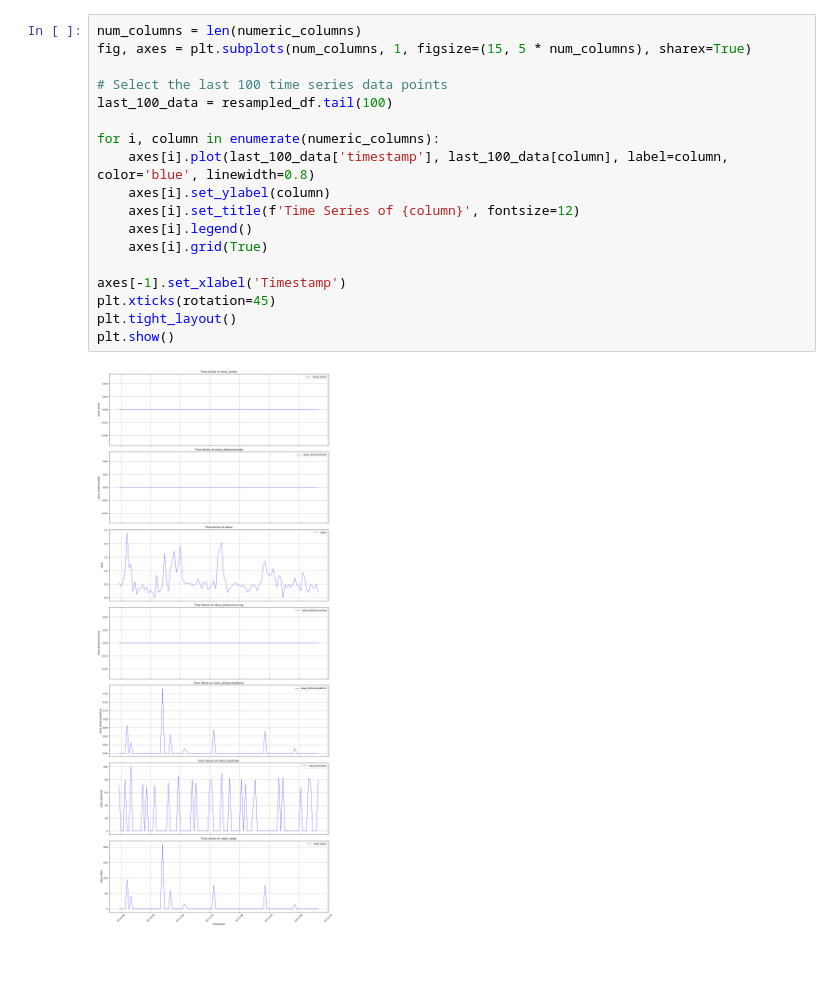
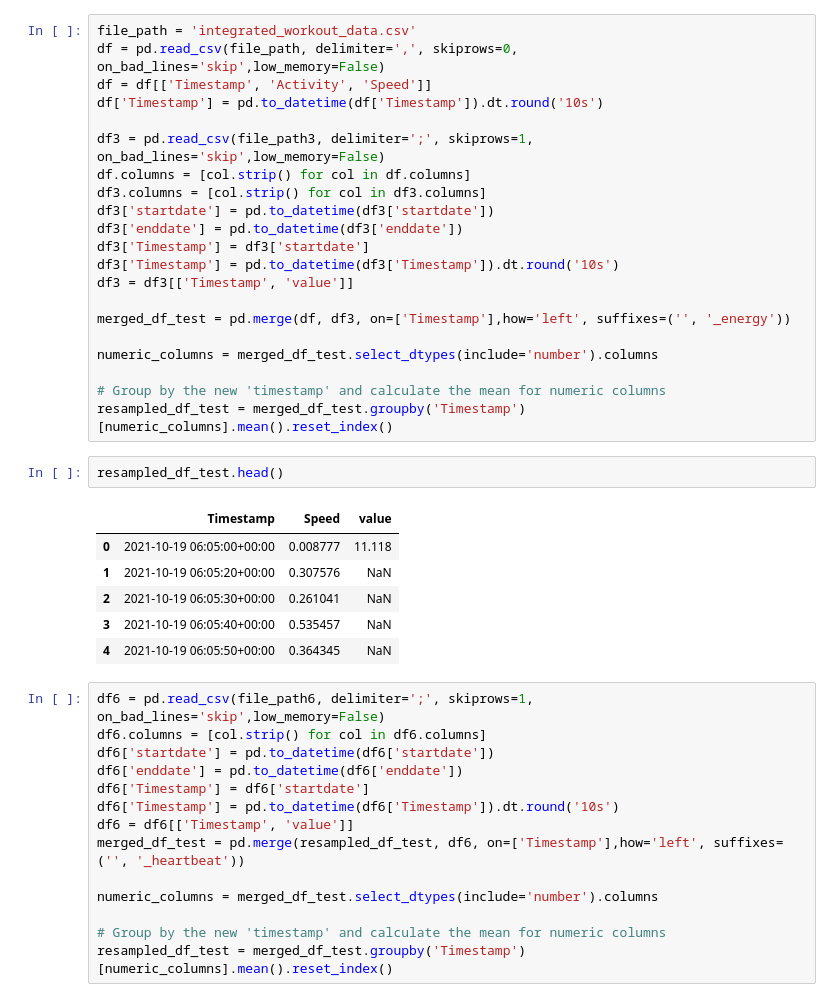
Before and after one commit to TKendel/MLQL, a Jupyter notebook: myMLQL.ipynb, the cells around one changed output. Saved outputs shown, nothing was run; the diff lists cells and outputs as text; blank space fills up the shorter version.

```diff
--- a/myMLQL.ipynb
+++ b/myMLQL.ipynb
@@ -117,20 +77,44 @@ plt.show()
-# %%
-num_columns = len(numeric_columns)
-fig, axes = plt.subplots(num_columns, 1, figsize=(15, 5 * num_columns), sharex=True)
-
-# Select the last 100 time series data points
-last_100_data = resampled_df.tail(100)
-
-for i, column in enumerate(numeric_columns):
-    axes[i].plot(last_100_data['timestamp'], last_100_data[column], label=column, color='blue', linewidth=0.8)
-    axes[i].set_ylabel(column)
-    axes[i].set_title(f'Time Series of {column}', fontsize=12)
-    axes[i].legend()
-    axes[i].grid(True)
-
-axes[-1].set_xlabel('Timestamp')
-plt.xticks(rotation=45)
-plt.tight_layout()
-plt.show()
-# %% [output]
-[figure, removed]
+# %%
+file_path = 'integrated_workout_data.csv'
+df = pd.read_csv(file_path, delimiter=',', skiprows=0, on_bad_lines='skip',low_memory=False)
+df = df[['Timestamp', 'Activity', 'Speed']]
+df['Timestamp'] = pd.to_datetime(df['Timestamp']).dt.round('10s')
+
+df3 = pd.read_csv(file_path3, delimiter=';', skiprows=1, on_bad_lines='skip',low_memory=False)
+df.columns = [col.strip() for col in df.columns]
+df3.columns = [col.strip() for col in df3.columns]
+df3['startdate'] = pd.to_datetime(df3['startdate'])
+df3['enddate'] = pd.to_datetime(df3['enddate'])
+df3['Timestamp'] = df3['startdate']
+df3['Timestamp'] = pd.to_datetime(df3['Timestamp']).dt.round('10s')
+df3 = df3[['Timestamp', 'value']]
+
+merged_df_test = pd.merge(df, df3, on=['Timestamp'],how='left', suffixes=('', '_energy'))
+
+numeric_columns = merged_df_test.select_dtypes(include='number').columns
+
+# Group by the new 'timestamp' and calculate the mean for numeric columns
+resampled_df_test = merged_df_test.groupby('Timestamp')[numeric_columns].mean().reset_index()
+# %%
+resampled_df_test.head()
+# %% [output]
+|  | Timestamp | Speed | value |
+| 0 | 2021-10-19 06:05:00+00:00 | 0.008777 | 11.118 |
+| 1 | 2021-10-19 06:05:20+00:00 | 0.307576 | NaN |
+| 2 | 2021-10-19 06:05:30+00:00 | 0.261041 | NaN |
+| 3 | 2021-10-19 06:05:40+00:00 | 0.535457 | NaN |
+| 4 | 2021-10-19 06:05:50+00:00 | 0.364345 | NaN |
+# %%
+df6 = pd.read_csv(file_path6, delimiter=';', skiprows=1, on_bad_lines='skip',low_memory=False)
+df6.columns = [col.strip() for col in df6.columns]
+df6['startdate'] = pd.to_datetime(df6['startdate'])
+df6['enddate'] = pd.to_datetime(df6['enddate'])
+df6['Timestamp'] = df6['startdate']
+df6['Timestamp'] = pd.to_datetime(df6['Timestamp']).dt.round('10s')
+df6 = df6[['Timestamp', 'value']]
+merged_df_test = pd.merge(resampled_df_test, df6, on=['Timestamp'],how='left', suffixes=('', '_heartbeat'))
+
+numeric_columns = merged_df_test.select_dtypes(include='number').columns
+
+# Group by the new 'timestamp' and calculate the mean for numeric columns
+resampled_df_test = merged_df_test.groupby('Timestamp')[numeric_columns].mean().reset_index()
```
Also changed, not shown: parts of 19 cells of this notebook, 8 other files.
